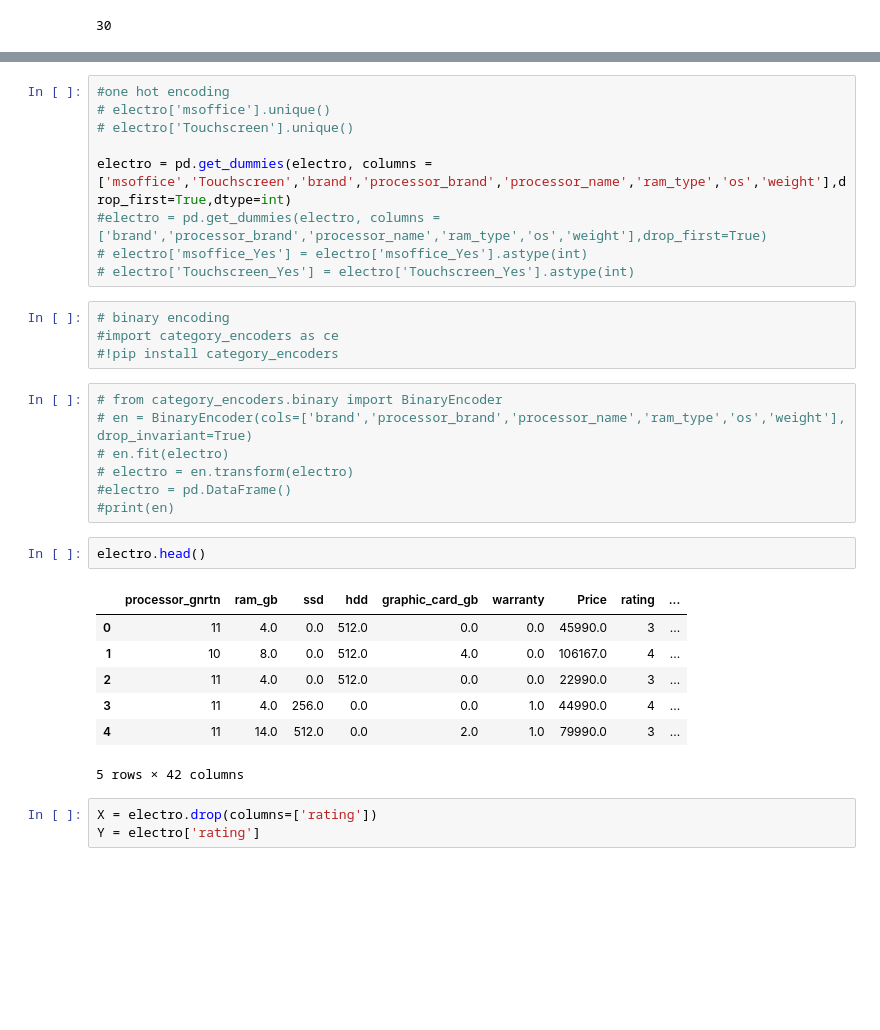
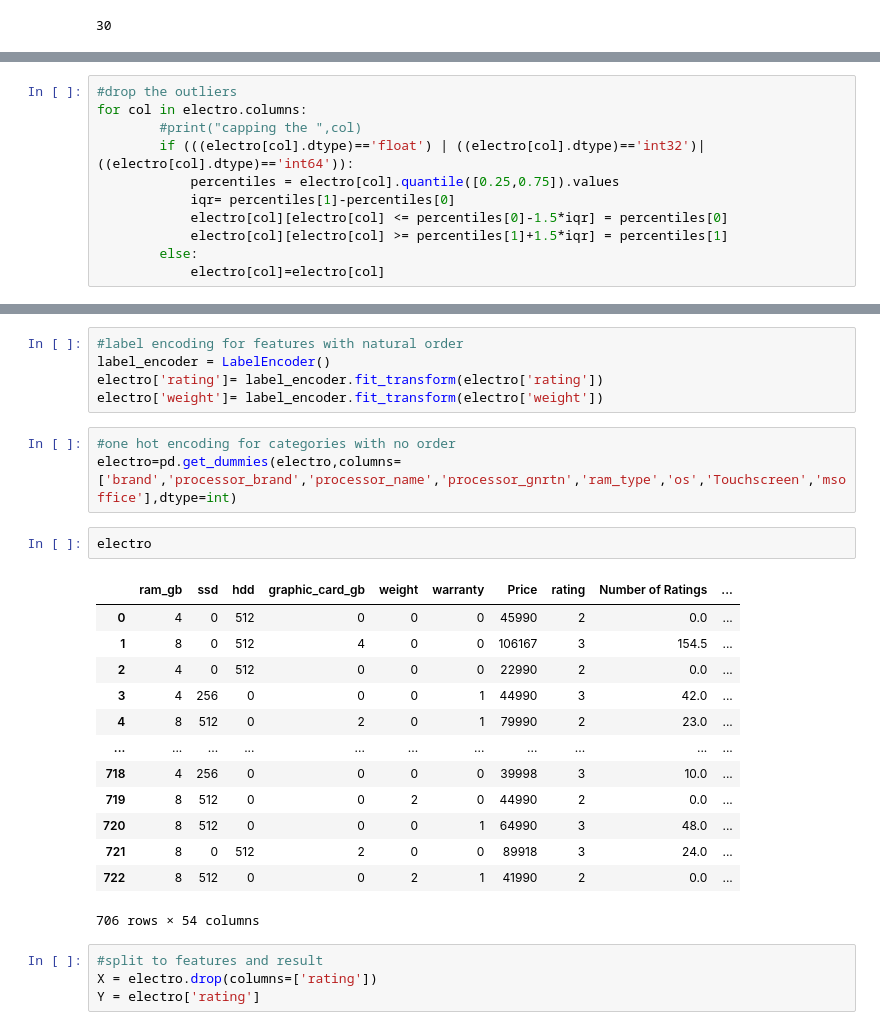
Before and after one commit to EsraaAlii/Electronic-Device-Rating-Prediction, a Jupyter notebook: electronics.ipynb, the cells around one changed output, grey strips where cells are left out. Saved outputs shown, nothing was run; the diff lists cells and outputs as text; blank space fills up the shorter version.

```diff
--- a/electronics.ipynb
+++ b/electronics.ipynb
@@ -196,0 +184,11 @@ for n in numeric:
+# %%
+#drop the outliers
+for col in electro.columns:
+        #print("capping the ",col)
+        if (((electro[col].dtype)=='float') | ((electro[col].dtype)=='int32')|((electro[col].dtype)=='int64')):
+            percentiles = electro[col].quantile([0.25,0.75]).values
+            iqr= percentiles[1]-percentiles[0]
+            electro[col][electro[col] <= percentiles[0]-1.5*iqr] = percentiles[0]
+            electro[col][electro[col] >= percentiles[1]+1.5*iqr] = percentiles[1]
+        else:
+            electro[col]=electro[col]
@@ -209,34 +245,29 @@ electro.describe()
-# %%
-#one hot encoding
-# electro['msoffice'].unique()
-# electro['Touchscreen'].unique()
-
-electro = pd.get_dummies(electro, columns = ['msoffice','Touchscreen','brand','processor_brand','processor_name','ram_type','os','weight'],drop_first=True,dtype=int)
-#electro = pd.get_dummies(electro, columns = ['brand','processor_brand','processor_name','ram_type','os','weight'],drop_first=True)
-# electro['msoffice_Yes'] = electro['msoffice_Yes'].astype(int)
-# electro['Touchscreen_Yes'] = electro['Touchscreen_Yes'].astype(int)
-# %%
-# binary encoding
-#import category_encoders as ce
-#!pip install category_encoders
-# %%
-# from category_encoders.binary import BinaryEncoder
-# en = BinaryEncoder(cols=['brand','processor_brand','processor_name','ram_type','os','weight'], drop_invariant=True)
-# en.fit(electro)
-# electro = en.transform(electro)
-#electro = pd.DataFrame()
-#print(en)
+# %%
+#label encoding for features with natural order
+label_encoder = LabelEncoder()
+electro['rating']= label_encoder.fit_transform(electro['rating'])
+electro['weight']= label_encoder.fit_transform(electro['weight'])
+# %%
+#one hot encoding for categories with no order
+electro=pd.get_dummies(electro,columns=['brand','processor_brand','processor_name','processor_gnrtn','ram_type','os','Touchscreen','msoffice'],dtype=int)
 # %%
-electro.head()
+electro
 # %% [output]
-|  | processor_gnrtn | ram_gb | ssd | hdd | graphic_card_gb | warranty | Price | rating | ... |
-| 0 | 11 | 4.0 | 0.0 | 512.0 | 0.0 | 0.0 | 45990.0 | 3 | ... |
-| 1 | 10 | 8.0 | 0.0 | 512.0 | 4.0 | 0.0 | 106167.0 | 4 | ... |
-| 2 | 11 | 4.0 | 0.0 | 512.0 | 0.0 | 0.0 | 22990.0 | 3 | ... |
-| 3 | 11 | 4.0 | 256.0 | 0.0 | 0.0 | 1.0 | 44990.0 | 4 | ... |
-| 4 | 11 | 14.0 | 512.0 | 0.0 | 2.0 | 1.0 | 79990.0 | 3 | ... |
+|  | ram_gb | ssd | hdd | graphic_card_gb | weight | warranty | Price | rating | Number of Ratings | ... |
+| 0 | 4 | 0 | 512 | 0 | 0 | 0 | 45990 | 2 | 0.0 | ... |
+| 1 | 8 | 0 | 512 | 4 | 0 | 0 | 106167 | 3 | 154.5 | ... |
+| 2 | 4 | 0 | 512 | 0 | 0 | 0 | 22990 | 2 | 0.0 | ... |
+| 3 | 4 | 256 | 0 | 0 | 0 | 1 | 44990 | 3 | 42.0 | ... |
+| 4 | 8 | 512 | 0 | 2 | 0 | 1 | 79990 | 2 | 23.0 | ... |
+| ... | ... | ... | ... | ... | ... | ... | ... | ... | ... | ... |
+| 718 | 4 | 256 | 0 | 0 | 0 | 0 | 39998 | 3 | 10.0 | ... |
+| 719 | 8 | 512 | 0 | 0 | 2 | 0 | 44990 | 2 | 0.0 | ... |
+| 720 | 8 | 512 | 0 | 0 | 0 | 1 | 64990 | 3 | 48.0 | ... |
+| 721 | 8 | 0 | 512 | 2 | 0 | 0 | 89918 | 3 | 24.0 | ... |
+| 722 | 8 | 512 | 0 | 0 | 2 | 1 | 41990 | 2 | 0.0 | ... |
-5 rows × 42 columns
+706 rows × 54 columns
 # %%
+#split to features and result
 X = electro.drop(columns=['rating'])
 Y = electro['rating']
 # %%
```
Also changed, not shown: parts of 29 cells of this notebook.
